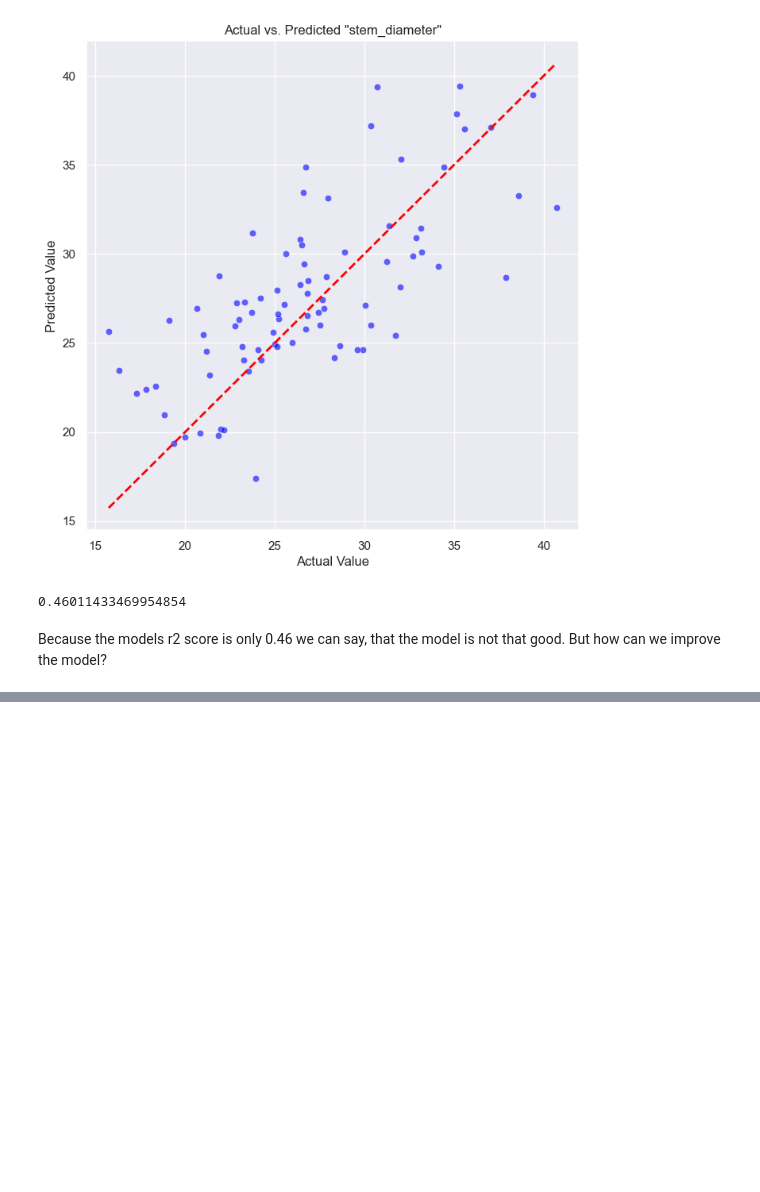
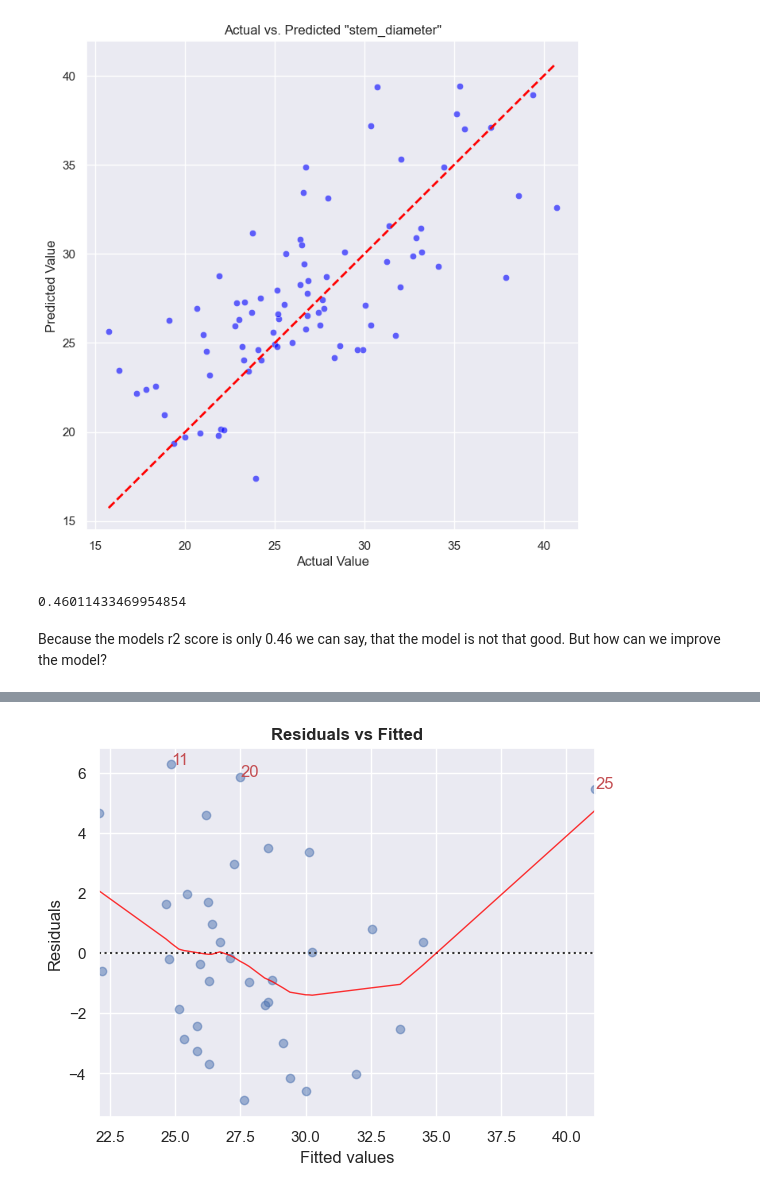
Before and after one commit to Statsomat/OLSAI, a Jupyter notebook: ColabNotebooks/CacaoPL.ipynb, the cells around one changed output, grey strips where cells are left out. Drawn from its saved outputs; the diff is of its cells as text; code cells hidden in the pictures; blank space fills up the shorter version.

Commit message:
first short diagnostics of cacao.csv
Ich habe vorerst die erste Diagnostics zum Datensatz cacao.csv durchgeführt, aber werde das Wochenende nochmal die Darstellung überarbeiten.

```diff
--- a/ColabNotebooks/CacaoPL.ipynb
+++ b/ColabNotebooks/CacaoPL.ipynb
@@ -145,0 +445,2 @@ strong multicollinearity or other numerical problems.
+# %%
+cls = LinearRegDiagnostic(model)
@@ -145,0 +453,4 @@ strong multicollinearity or other numerical problems.
+# %%
+cls.residual_plot();
+# %% [output]
+[figure, added]
```
Also changed, not shown: parts of 35 cells of this notebook.
